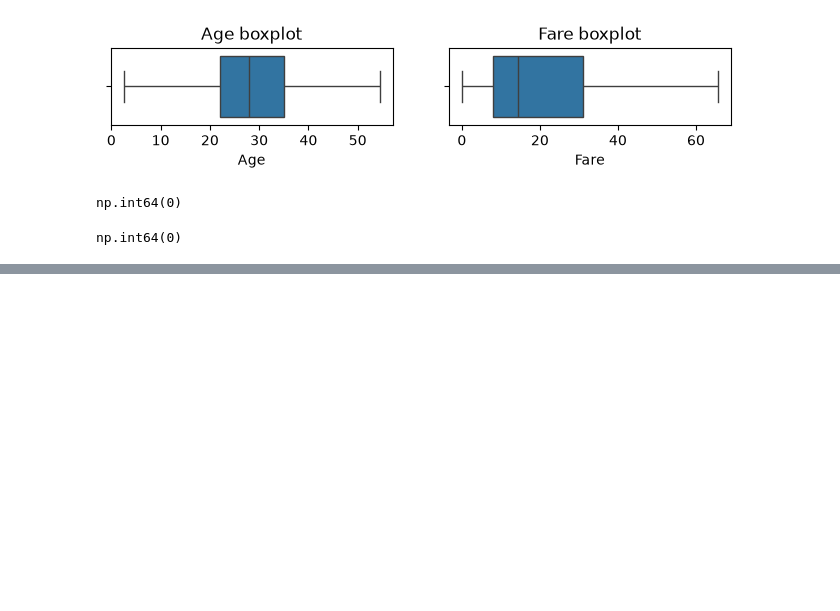
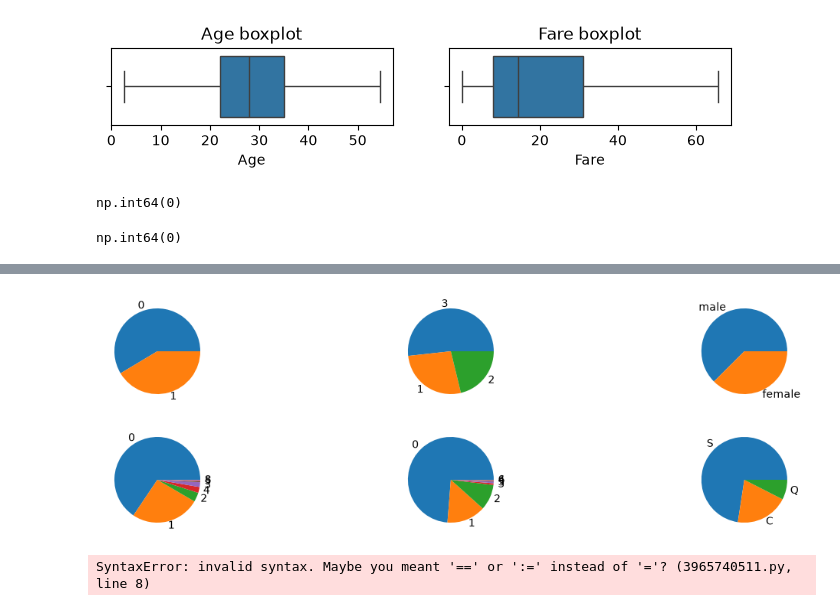
Before and after one commit to Mina-Sawers/CA_AIS2_G1_Ml, a Jupyter notebook: src/DA/session-4/code/Titanic.ipynb, the cells around one changed output, grey strips where cells are left out. Drawn from its saved outputs; the diff is of its cells as text; code cells hidden in the pictures; blank space fills up the shorter version.

```diff
--- a/src/DA/session-4/code/Titanic.ipynb
+++ b/src/DA/session-4/code/Titanic.ipynb
@@ -162,0 +188,26 @@ for i,col in enumerate(num_cols):
+# %%
+unique = df['Survived'].value_counts()
+count = unique.values
+count
+categories = unique.index
+cat_cols = df.select_dtypes('category').columns
+plt.figure(figsize=(14,4))
+for i,col in enumerate(cat_cols):
+    plt.subplot(2,3,i+1)
+    unique = df[col].value_counts()
+    count = unique.values
+    categories = unique.index
+    plt.pie(count,labels=categories)
+# %% [output]
+[figure, added]
+# %%
+import plotly.express as px
+fig = px.pie(df, names = 'Survived',
+title="<b>Survived</b>",
+color_discrete_sequence=px.colors.qualitative.Pastel,
+hole=0.7,
+
+)
+fig.update_layout(annotations = [dict(text="Survived"),font_size=20,x=0.5,y=0.5,showarrow=False])
+# %% [output]
+SyntaxError: invalid syntax. Maybe you meant '==' or ':=' instead of '='? (3965740511.py, line 8)
```
Also changed, not shown: parts of 6 cells of this notebook.
